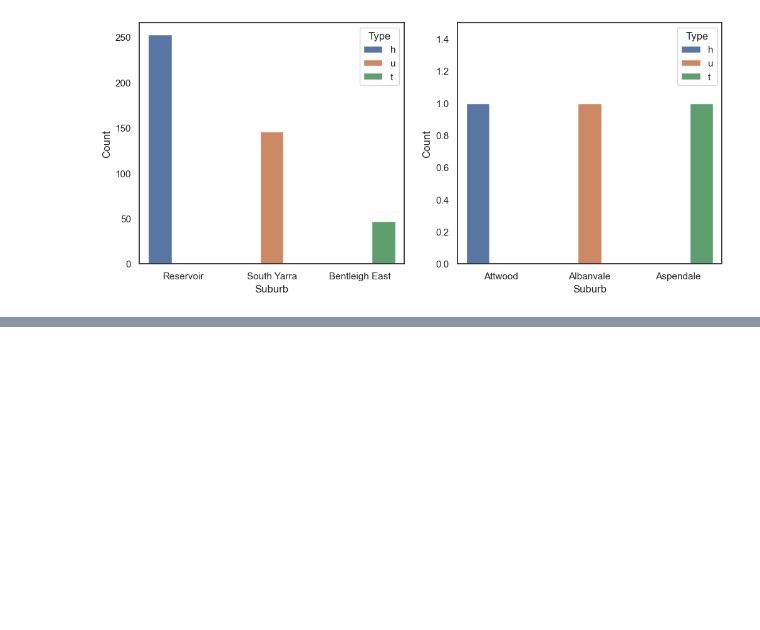
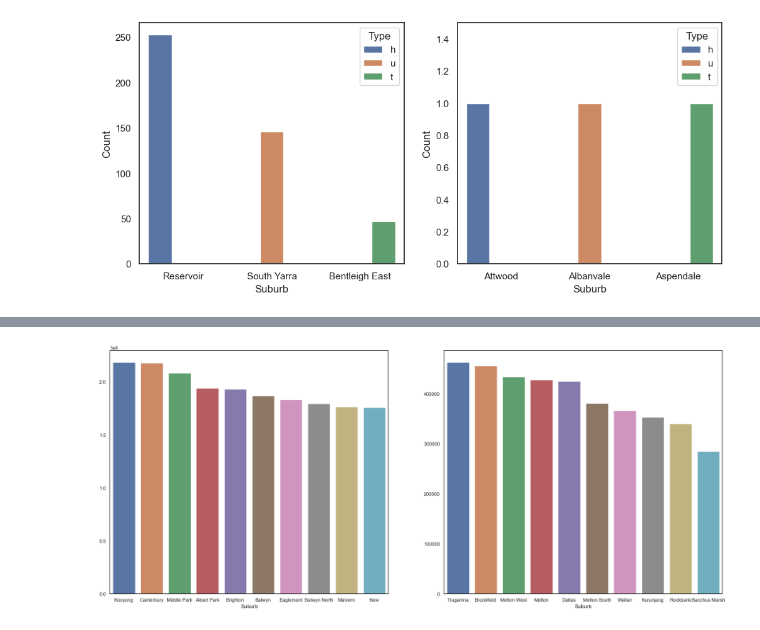
Before and after one commit to WhatKS/DA_Course_QILIU, a Jupyter notebook: 2023_01_03/Melbourne_house.ipynb, the cells around one changed output, grey strips where cells are left out. Drawn from its saved outputs; the diff is of its cells as text; code cells hidden in the pictures; blank space fills up the shorter version.

```diff
--- a/2023_01_03/Melbourne_house.ipynb
+++ b/2023_01_03/Melbourne_house.ipynb
@@ -356,3 +356,12 @@ axs[1].set_ylim(0, 1.5)
 plt.show()
 # %% [output]
 [figure]
+# %%
+#  将houses按照所在suburb分组
+grouped_by_suburb = houses.groupby('Suburb')
+#  对于每个suburb，计算其平均房屋价格
+mean_prices_by_suburb = grouped_by_suburb['Price'].mean()
+#  降序排序
+mean_prices_by_suburb = mean_prices_by_suburb.sort_values(ascending=False)
+
+mean_prices_by_suburb
@@ -358,0 +382,15 @@ plt.show()
+# %%
+#  绘制柱状图，展示不同地区的平均房屋价格，由于数量过大，最终选择展示head(10)和tail(10)的barplot
+
+mean_prices_by_suburb_max = mean_prices_by_suburb.head(n=10)
+mean_prices_by_suburb_min = mean_prices_by_suburb.tail(n=10)
+
+fig_mp, axs_mp = plt.subplots(figsize=(25, 10), nrows=1, ncols=2)
+
+sns.barplot(x=mean_prices_by_suburb_max.index, y=mean_prices_by_suburb_max.values, ax=axs_mp[0])
+sns.barplot(x=mean_prices_by_suburb_min.index, y=mean_prices_by_suburb_min.values, ax=axs_mp[1])
+
+
+plt.show()
+# %% [output]
+[figure, added]
```
Also changed, not shown: parts of 2 cells of this notebook.
